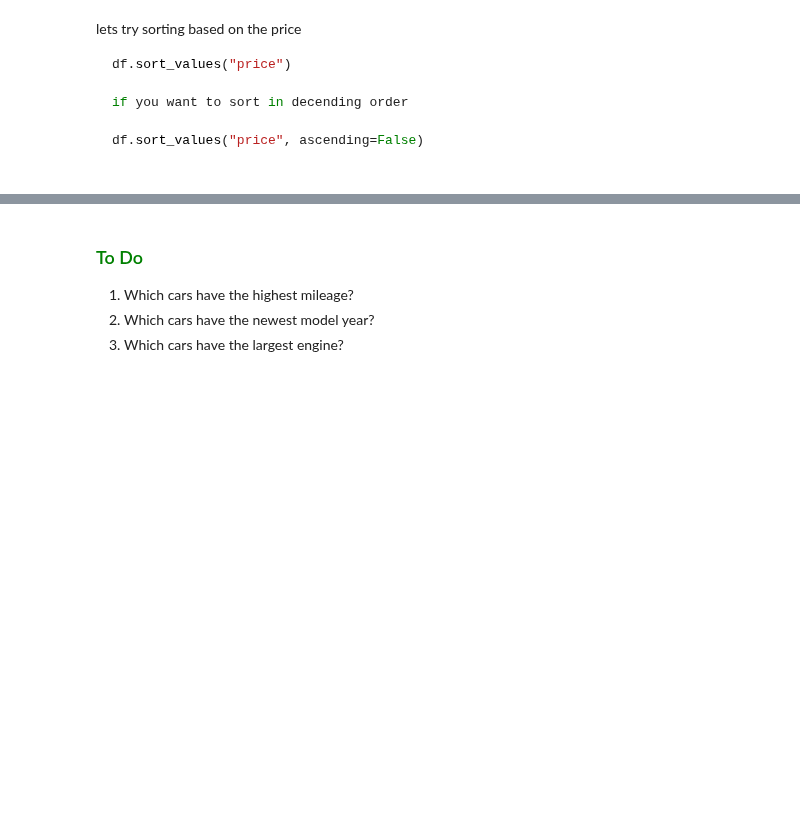
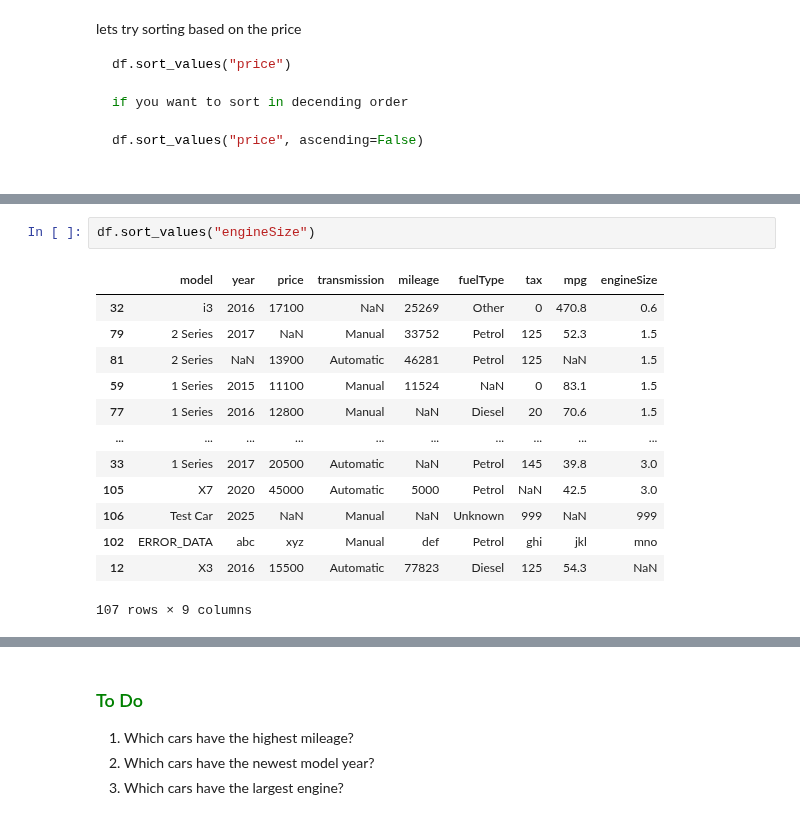
Before and after one commit to patzer-adi/Python_Workspace, a Jupyter notebook: SEM_3_class/Pandas_workshop/pandas_workbook.ipynb, the cells around one changed output, grey strips where cells are left out. Cells and saved outputs as stored; diff of their text form; blank space fills up the shorter version.

```diff
--- a/SEM_3_class/Pandas_workshop/pandas_workbook.ipynb
+++ b/SEM_3_class/Pandas_workshop/pandas_workbook.ipynb
@@ -735,0 +767,16 @@ df.sort_values("price", ascending=False)
+# %%
+df.sort_values("engineSize")
+# %% [output]
+|  | model | year | price | transmission | mileage | fuelType | tax | mpg | engineSize |
+| 32 | i3 | 2016 | 17100 | NaN | 25269 | Other | 0 | 470.8 | 0.6 |
+| 79 | 2 Series | 2017 | NaN | Manual | 33752 | Petrol | 125 | 52.3 | 1.5 |
+| 81 | 2 Series | NaN | 13900 | Automatic | 46281 | Petrol | 125 | NaN | 1.5 |
+| 59 | 1 Series | 2015 | 11100 | Manual | 11524 | NaN | 0 | 83.1 | 1.5 |
+| 77 | 1 Series | 2016 | 12800 | Manual | NaN | Diesel | 20 | 70.6 | 1.5 |
+| ... | ... | ... | ... | ... | ... | ... | ... | ... | ... |
+| 33 | 1 Series | 2017 | 20500 | Automatic | NaN | Petrol | 145 | 39.8 | 3.0 |
+| 105 | X7 | 2020 | 45000 | Automatic | 5000 | Petrol | NaN | 42.5 | 3.0 |
+| 106 | Test Car | 2025 | NaN | Manual | NaN | Unknown | 999 | NaN | 999 |
+| 102 | ERROR_DATA | abc | xyz | Manual | def | Petrol | ghi | jkl | mno |
+| 12 | X3 | 2016 | 15500 | Automatic | 77823 | Diesel | 125 | 54.3 | NaN |
+107 rows × 9 columns
```
Also changed, not shown: parts of 29 cells of this notebook.
